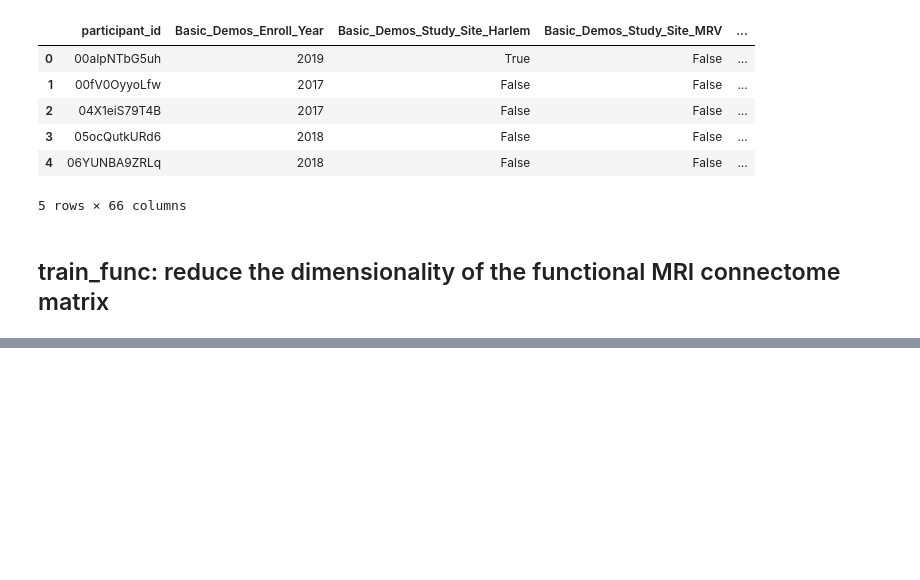
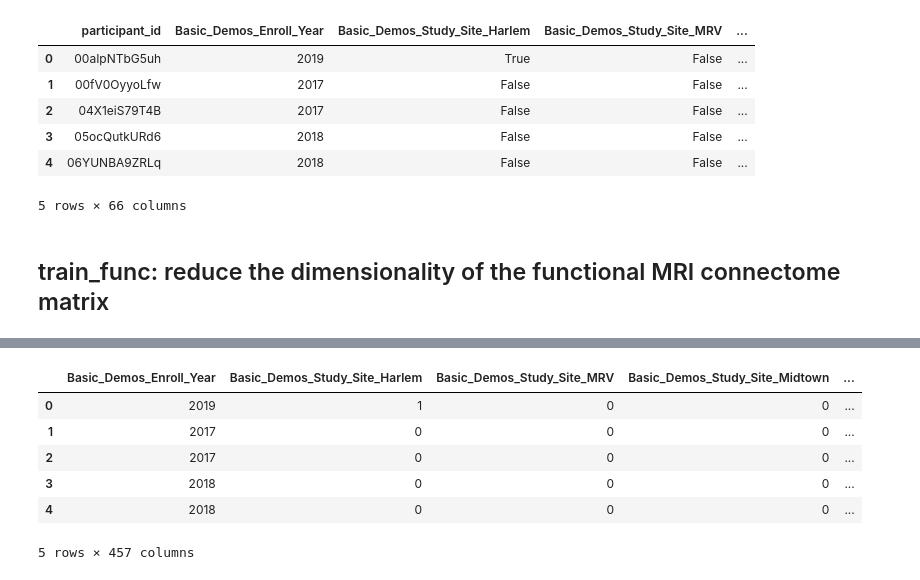
Before and after one commit to itszoetom/WiDSdatathon, a Jupyter notebook: model/model.ipynb, the cells around one changed output, grey strips where cells are left out. Drawn from its saved outputs; the diff is of its cells as text; code cells hidden in the pictures; blank space fills up the shorter version.

```diff
--- a/model/model.ipynb
+++ b/model/model.ipynb
@@ -202,0 +265,6 @@ train_cat_encoded.head()
+# %%
+# Deal with NaN values
+train_quant = train_quant.fillna(
+    train_quant.drop("participant_id", axis=1).mean()
+)
+train_quant.head()
@@ -202,0 +286,15 @@ train_cat_encoded.head()
+# %%
+cat_func_merge = pd.merge(train_cat_encoded, train_func_pca, how='outer', on="participant_id")
+X = pd.merge(cat_func_merge, train_quant, how="outer", on="participant_id")
+X = X.drop("participant_id", axis=1)
+# Turn boolean columns into integers (0/1)
+X = X.astype({col: int for col in X.select_dtypes("bool").columns})
+X.head()
+# %% [output]
+|  | Basic_Demos_Enroll_Year | Basic_Demos_Study_Site_Harlem | Basic_Demos_Study_Site_MRV | Basic_Demos_Study_Site_Midtown | ... |
+| 0 | 2019 | 1 | 0 | 0 | ... |
+| 1 | 2017 | 0 | 0 | 0 | ... |
+| 2 | 2017 | 0 | 0 | 0 | ... |
+| 3 | 2018 | 0 | 0 | 0 | ... |
+| 4 | 2018 | 0 | 0 | 0 | ... |
+5 rows × 457 columns
```
Also changed, not shown: parts of 21 cells of this notebook, 1 other file.
